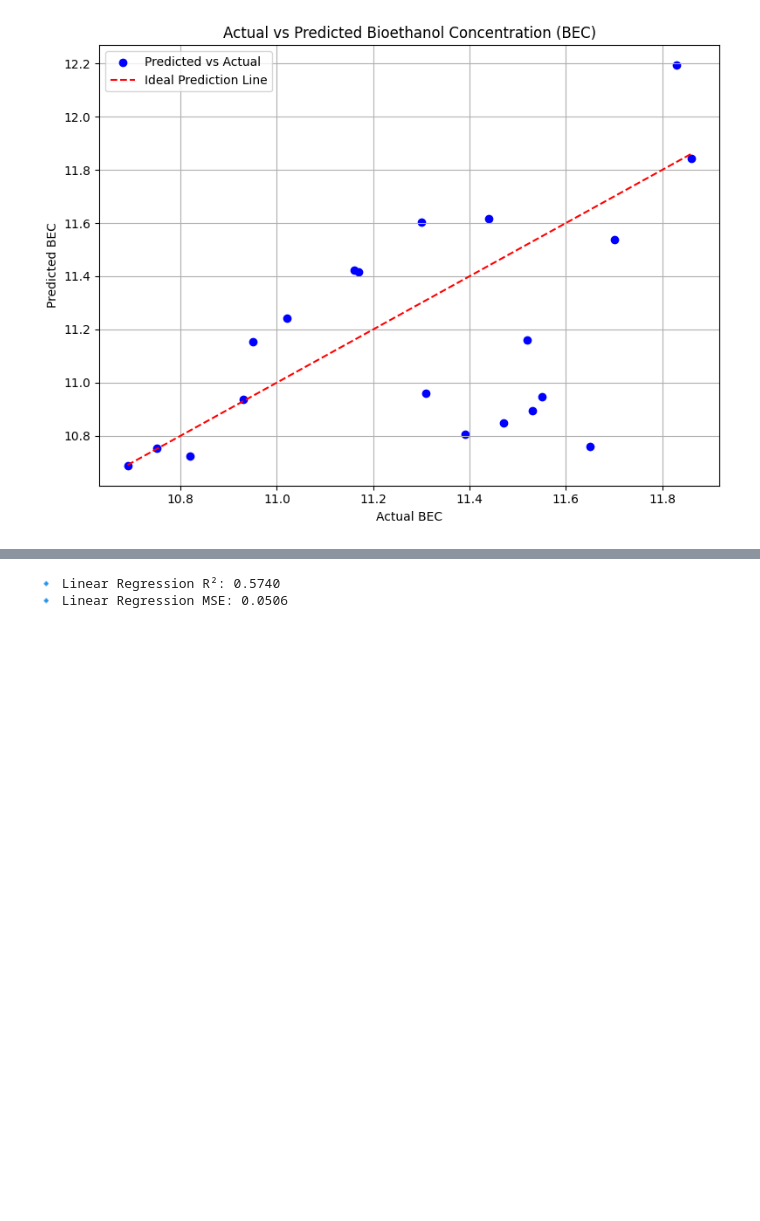
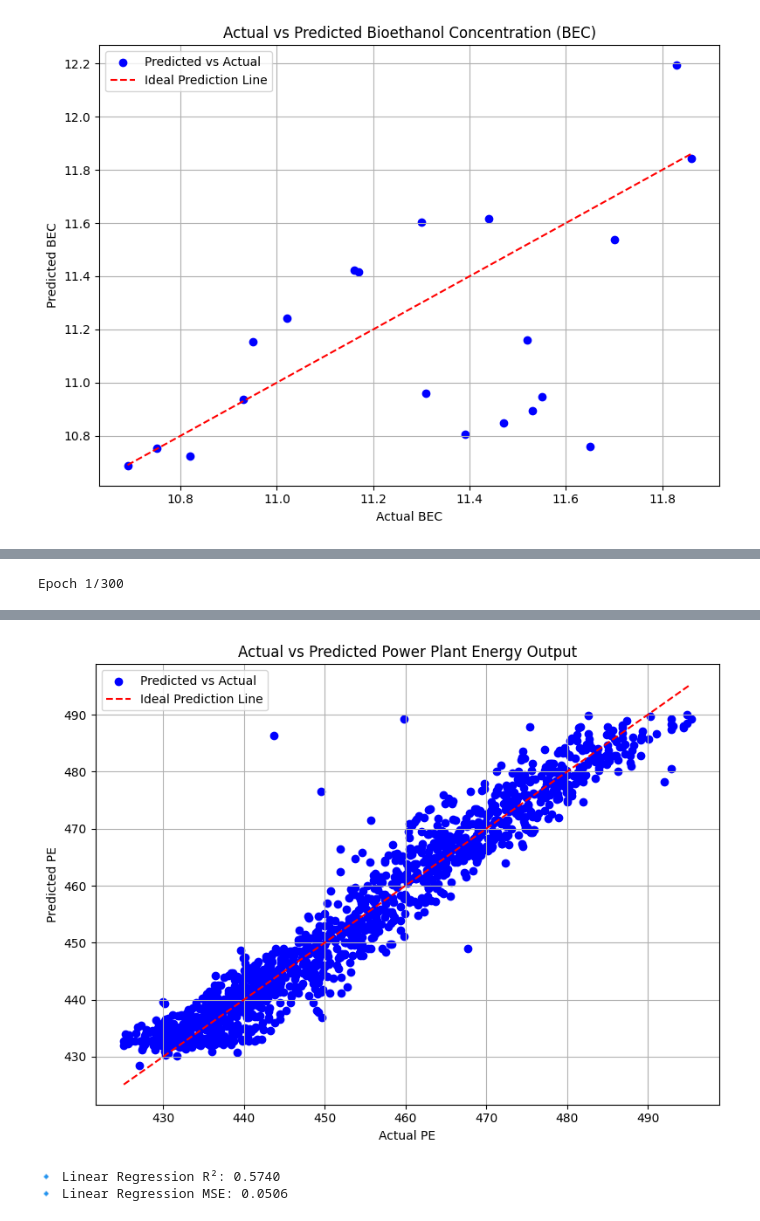
Before and after one commit to DiptiMishra11/Ethanol-ANN-model, a Jupyter notebook: OJT_ANN_model.ipynb, the cells around one changed output, grey strips where cells are left out. Drawn from its saved outputs; the diff is of its cells as text; code cells hidden in the pictures; blank space fills up the shorter version.

```diff
--- a/OJT_ANN_model.ipynb
+++ b/OJT_ANN_model.ipynb
@@ -256,0 +297,64 @@ Epoch 6/300
+# %%
+# 1. Import Libraries
+import pandas as pd
+from sklearn.preprocessing import MinMaxScaler
+from sklearn.model_selection import train_test_split
+import tensorflow as tf
+from tensorflow.keras.models import Sequential
+from tensorflow.keras.layers import Dense
+from sklearn.metrics import r2_score, mean_squared_error
+import matplotlib.pyplot as plt
+
+# 2. Load the dataset
+df = pd.read_excel("/content/Folds5x2_pp.xlsx")
+
+# 3. Separate features and target
+X = df.drop('PE', axis=1)
+y = df[['PE']]
+
+# 4. Normalize Inputs and Output
+scaler_X = MinMaxScaler()
+scaler_y = MinMaxScaler()
+
+X_scaled = scaler_X.fit_transform(X)
+y_scaled = scaler_y.fit_transform(y)
+
+# 5. Split into train-validation-test
+X_train, X_temp, y_train, y_temp = train_test_split(X_scaled, y_scaled, test_size=0.3, random_state=42)
+X_val, X_test, y_val, y_test = train_test_split(X_temp, y_temp, test_size=0.5, random_state=42)
+
+# 6. Build ANN Model
+model = Sequential()
+model.add(Dense(8, input_dim=X_train.shape[1], activation='relu'))
+model.add(Dense(10, activation='relu'))
+model.add(Dense(1, activation='linear'))
+
+# 7. Compile and Train
+model.compile(optimizer='adam', loss='mse')
+history = model.fit(X_train, y_train, epochs=300, batch_size=8, validation_data=(X_val, y_val), verbose=1)
+
+# 8. Predict and Evaluate
+y_pred_scaled = model.predict(X_test)
+y_pred = scaler_y.inverse_transform(y_pred_scaled)
+y_true = scaler_y.inverse_transform(y_test)
+
+r2 = r2_score(y_true, y_pred)
+mse = mean_squared_error(y_true, y_pred)
+
+print(f"\n✅ ANN Evaluation on Power Plant Dataset:")
+print(f"R² Score: {r2:.4f}")
+print(f"Mean Squared Error: {mse:.4f}")
+
+# 9. Plot Actual vs Predicted
+plt.figure(figsize=(8, 6))
+plt.scatter(y_true, y_pred, color='blue', label='Predicted vs Actual')
+plt.plot([min(y_true), max(y_true)], [min(y_true), max(y_true)], 'r--', label='Ideal Prediction Line')
+plt.xlabel("Actual PE")
+plt.ylabel("Predicted PE")
+plt.title("Actual vs Predicted Power Plant Energy Output")
+plt.legend()
+plt.grid(True)
+plt.tight_layout()
+plt.show()
+# %% [output]
+Epoch 1/300
@@ -257,3 +378,4 @@ Epoch 6/300
+[figure, added]
 # %%
 from sklearn.linear_model import LinearRegression
 from sklearn.metrics import r2_score, mean_squared_error
```
Also changed, not shown: parts of 8 cells of this notebook.
